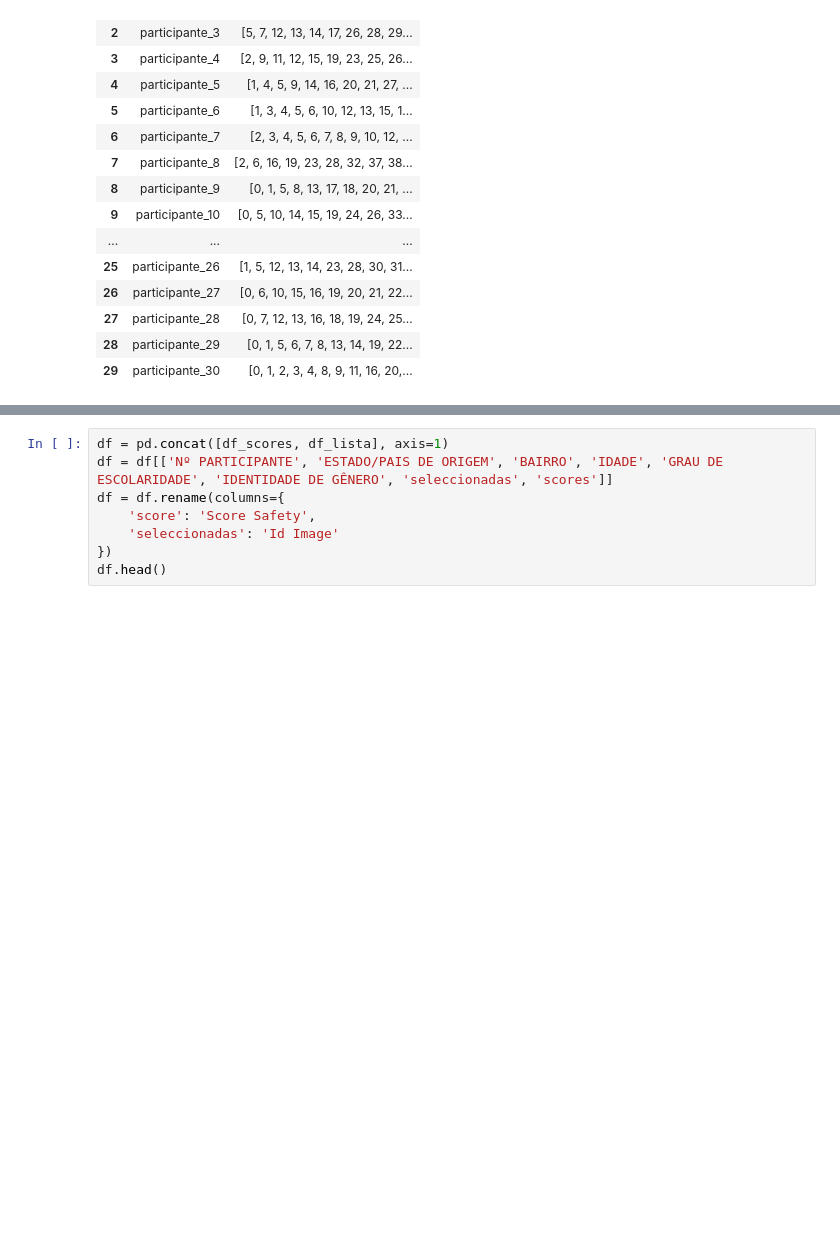
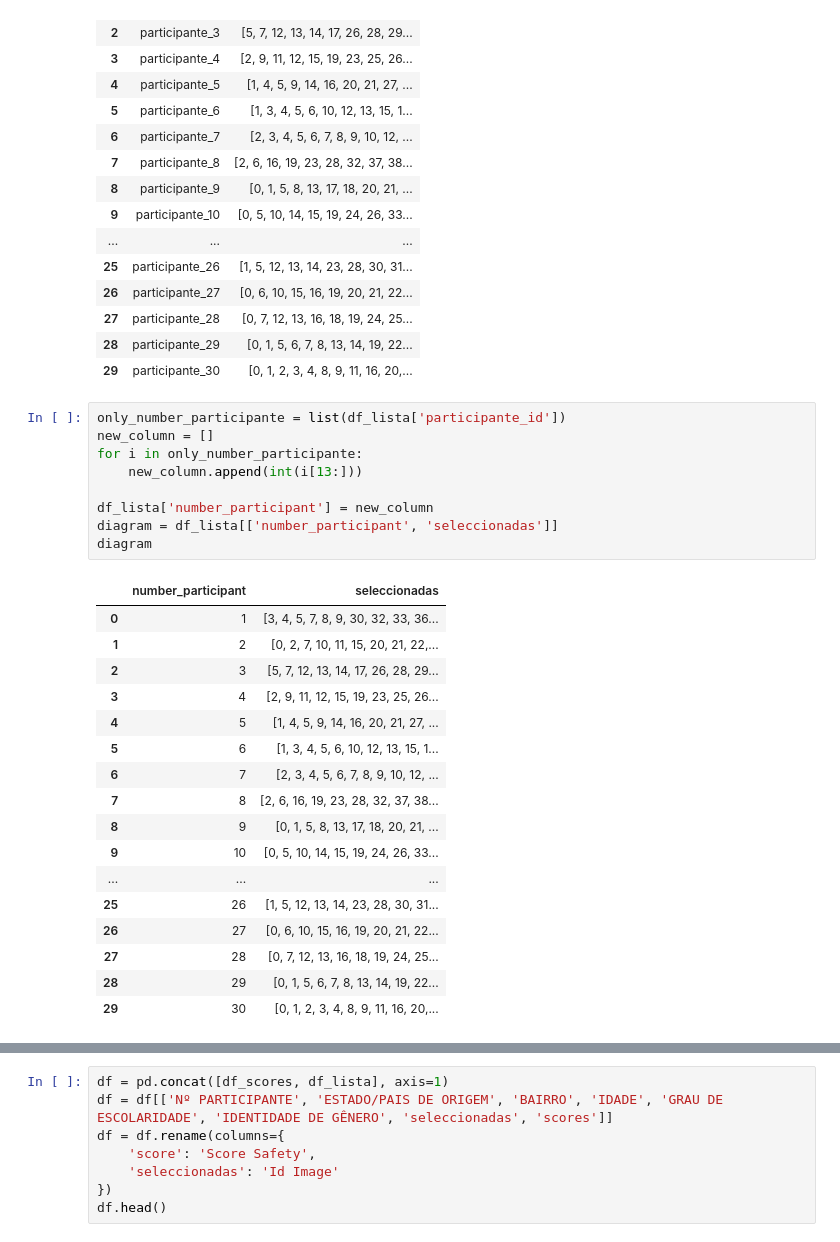
Before and after one commit to FGV-VIS-2025/final-project-security-urban-perception-tracking, a Jupyter notebook: urban/metrics.ipynb, the cells around one changed output, grey strips where cells are left out. Drawn from its saved outputs; the diff is of its cells as text; blank space fills up the shorter version.

```diff
--- a/urban/metrics.ipynb
+++ b/urban/metrics.ipynb
@@ -53,3 +53,30 @@ df_lista
 | 27 | participante_28 | [0, 7, 12, 13, 16, 18, 19, 24, 25... |
 | 28 | participante_29 | [0, 1, 5, 6, 7, 8, 13, 14, 19, 22... |
 | 29 | participante_30 | [0, 1, 2, 3, 4, 8, 9, 11, 16, 20,... |
+# %%
+only_number_participante = list(df_lista['participante_id'])
+new_column = []
+for i in only_number_participante:
+    new_column.append(int(i[13:]))
+
+df_lista['number_participant'] = new_column
+diagram = df_lista[['number_participant', 'seleccionadas']]
+diagram
+# %% [output]
+|  | number_participant | seleccionadas |
+| 0 | 1 | [3, 4, 5, 7, 8, 9, 30, 32, 33, 36... |
+| 1 | 2 | [0, 2, 7, 10, 11, 15, 20, 21, 22,... |
+| 2 | 3 | [5, 7, 12, 13, 14, 17, 26, 28, 29... |
+| 3 | 4 | [2, 9, 11, 12, 15, 19, 23, 25, 26... |
+| 4 | 5 | [1, 4, 5, 9, 14, 16, 20, 21, 27, ... |
+| 5 | 6 | [1, 3, 4, 5, 6, 10, 12, 13, 15, 1... |
+| 6 | 7 | [2, 3, 4, 5, 6, 7, 8, 9, 10, 12, ... |
+| 7 | 8 | [2, 6, 16, 19, 23, 28, 32, 37, 38... |
+| 8 | 9 | [0, 1, 5, 8, 13, 17, 18, 20, 21, ... |
+| 9 | 10 | [0, 5, 10, 14, 15, 19, 24, 26, 33... |
+| ... | ... | ... |
+| 25 | 26 | [1, 5, 12, 13, 14, 23, 28, 30, 31... |
+| 26 | 27 | [0, 6, 10, 15, 16, 19, 20, 21, 22... |
+| 27 | 28 | [0, 7, 12, 13, 16, 18, 19, 24, 25... |
+| 28 | 29 | [0, 1, 5, 6, 7, 8, 13, 14, 19, 22... |
+| 29 | 30 | [0, 1, 2, 3, 4, 8, 9, 11, 16, 20,... |
```
Also changed, not shown: parts of 1 cell of this notebook, 8 other files.
